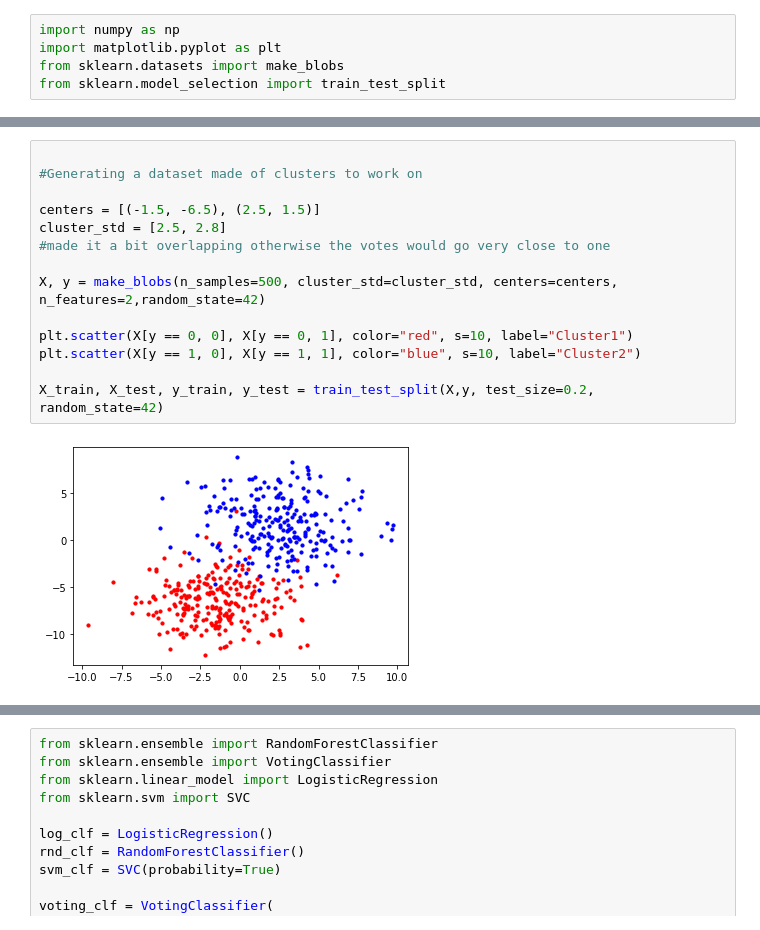
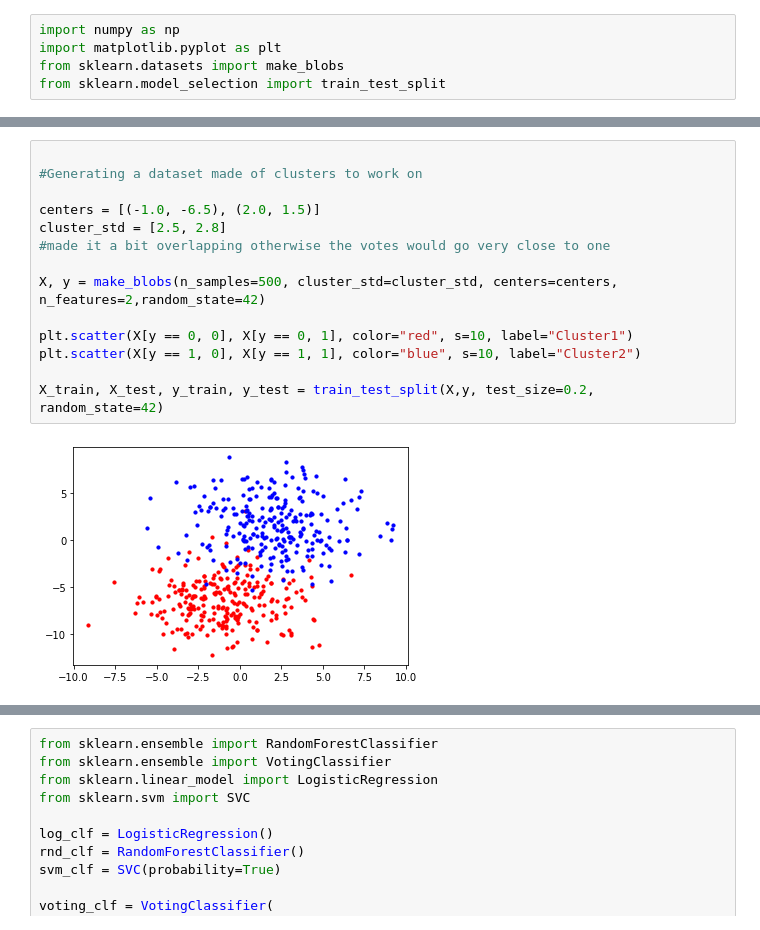
Before and after one commit to ZArk749/Hello-ML, a Jupyter notebook: Ensemble.ipynb, the cells around one changed output, grey strips where cells are left out. Cells and saved outputs as stored; diff of their text form.

```diff
--- a/Ensemble.ipynb
+++ b/Ensemble.ipynb
@@ -16,16 +6,16 @@ plt.scatter(X[y == 1, 0], X[y == 1, 1], color="blue", s=10, label="Cluster2")
 # %%
 
 #Generating a dataset made of clusters to work on
 
-centers = [(-1.5, -6.5), (2.5, 1.5)]
+centers = [(-1.0, -6.5), (2.0, 1.5)]
 cluster_std = [2.5, 2.8]
 #made it a bit overlapping otherwise the votes would go very close to one
 
 X, y = make_blobs(n_samples=500, cluster_std=cluster_std, centers=centers, n_features=2,random_state=42)
 
 plt.scatter(X[y == 0, 0], X[y == 0, 1], color="red", s=10, label="Cluster1")
 plt.scatter(X[y == 1, 0], X[y == 1, 1], color="blue", s=10, label="Cluster2")
 
 X_train, X_test, y_train, y_test = train_test_split(X,y, test_size=0.2, random_state=42)
 # %% [output]
-[figure, old version]
+[figure, new version]
```
Also changed, not shown: parts of 16 cells of this notebook, 1 other file.
